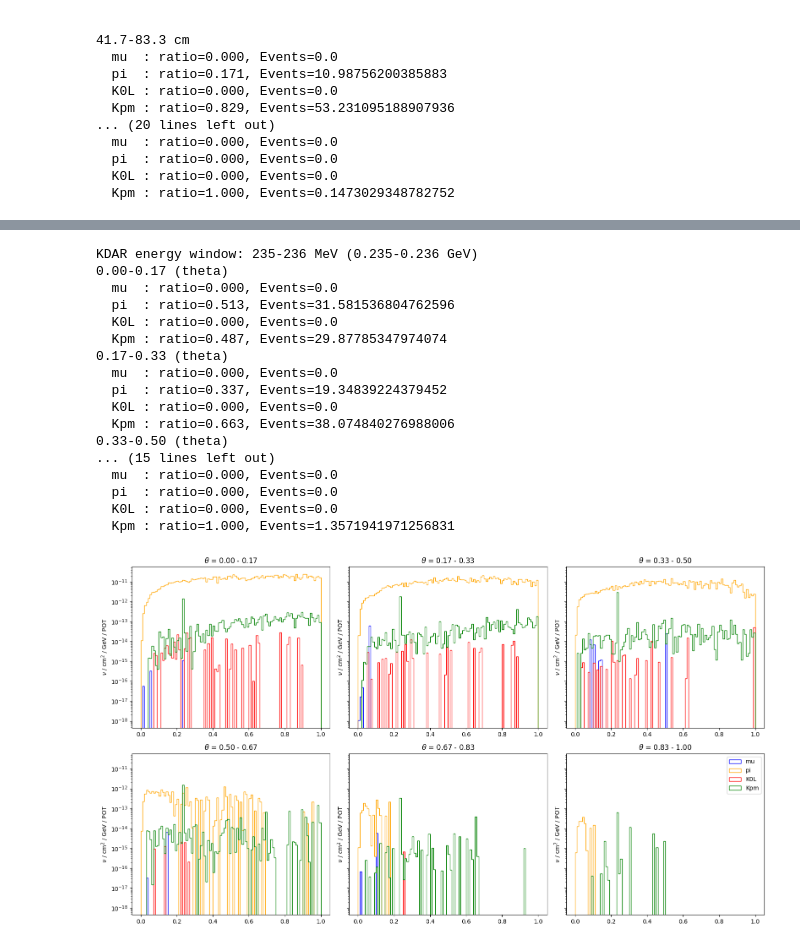
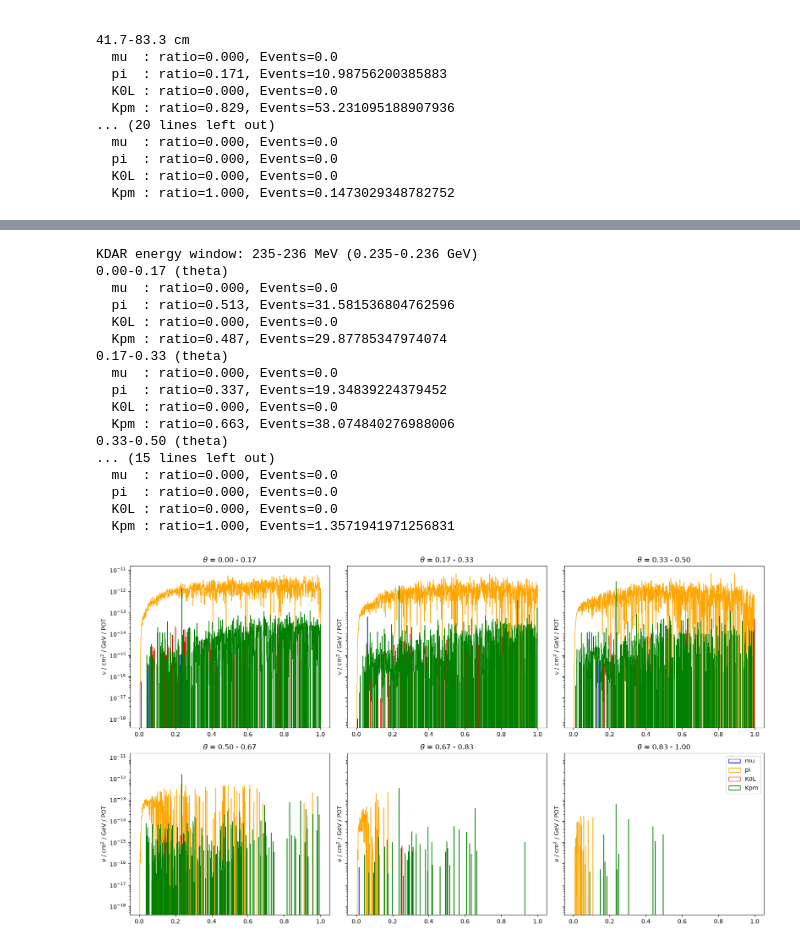
Before and after one commit to tomdsimpson/KDAR-Summer-Project, a Jupyter notebook: angular_distribution.ipynb, the cells around one changed output, grey strips where cells are left out. Cells and saved outputs as stored; diff of their text form; code cells hidden in the pictures.

Commit message:
increased energy range

```diff
--- a/angular_distribution.ipynb
+++ b/angular_distribution.ipynb
@@ -130,7 +130,7 @@ plt.show()
 # %%
 rows, columns = 2, 3
 fig, axs = plt.subplots(rows,columns, figsize=(16, 9), sharey=True)
-bins = np.linspace(0, 1, 101)  # GeV
+bins = np.linspace(0, 1, 1001)  # GeV
 nbins = rows * columns
 edges = np.linspace(0,1,nbins+1)
 
@@ -197,31 +197,34 @@ for i in range(len(edges)-1):
 fig, ax = plt.subplots(figsize=(8,6))
 x = np.arange(6)
 x = x/2
 ax.bar(x-0.1, event_counts["pi"], width=0.2, color=data.parent_groups["pi"][1])
 ax.bar(x+0.1, event_counts["Kpm"], width=0.2, color=data.parent_groups["Kpm"][1])
 ax.set_xticks(x, labels)
 ax.legend(["pi", "Kpm"])
 ax.set_ylabel("Event Count")
 ax.set_xlabel(r"Angle Bin ($\theta$)")
 ax.set_title("Event (235MeV-236MeV)")
 
 plt.show()
+
+
+# Add Wider energy range plot
 # %% [output]
 KDAR energy window: 235-236 MeV (0.235-0.236 GeV)
 0.00-0.17 (theta)
   mu  : ratio=0.000, Events=0.0
   pi  : ratio=0.513, Events=31.581536804762596
   K0L : ratio=0.000, Events=0.0
   Kpm : ratio=0.487, Events=29.87785347974074
 0.17-0.33 (theta)
   mu  : ratio=0.000, Events=0.0
   pi  : ratio=0.337, Events=19.34839224379452
   K0L : ratio=0.000, Events=0.0
   Kpm : ratio=0.663, Events=38.074840276988006
 0.33-0.50 (theta)
 ... (15 lines left out)
   mu  : ratio=0.000, Events=0.0
   pi  : ratio=0.000, Events=0.0
   K0L : ratio=0.000, Events=0.0
   Kpm : ratio=1.000, Events=1.3571941971256831
-[figure, old version]
+[figure, new version]
```
Also changed, not shown: parts of 5 cells of this notebook, 2 other files.
